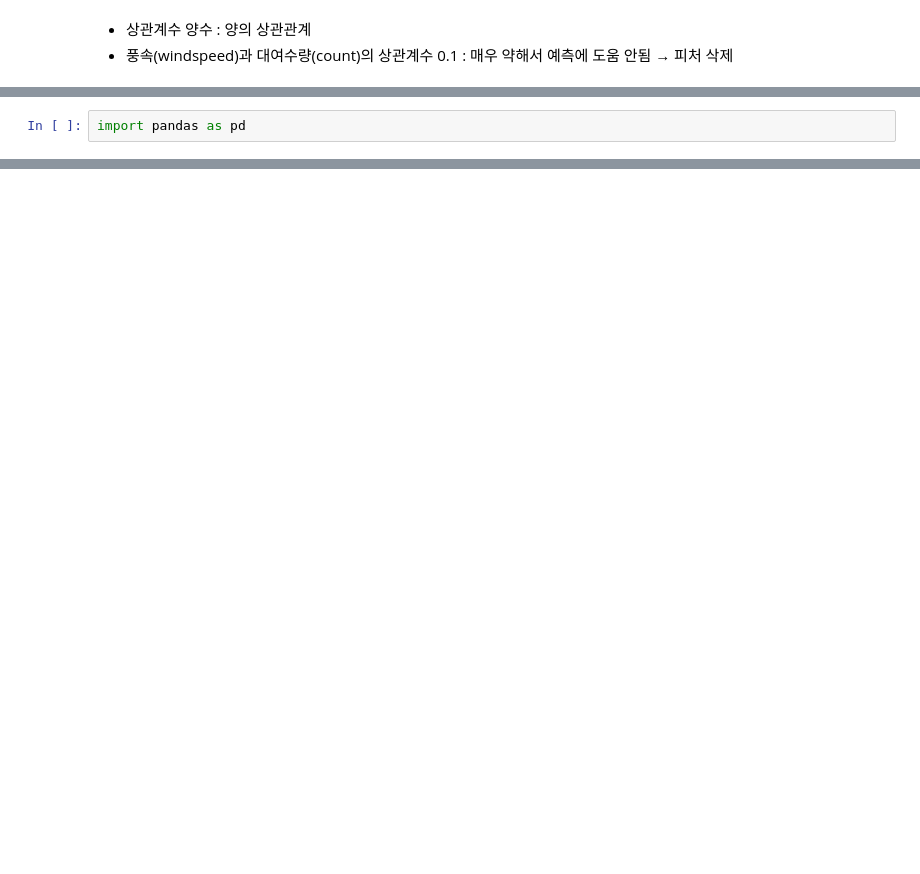
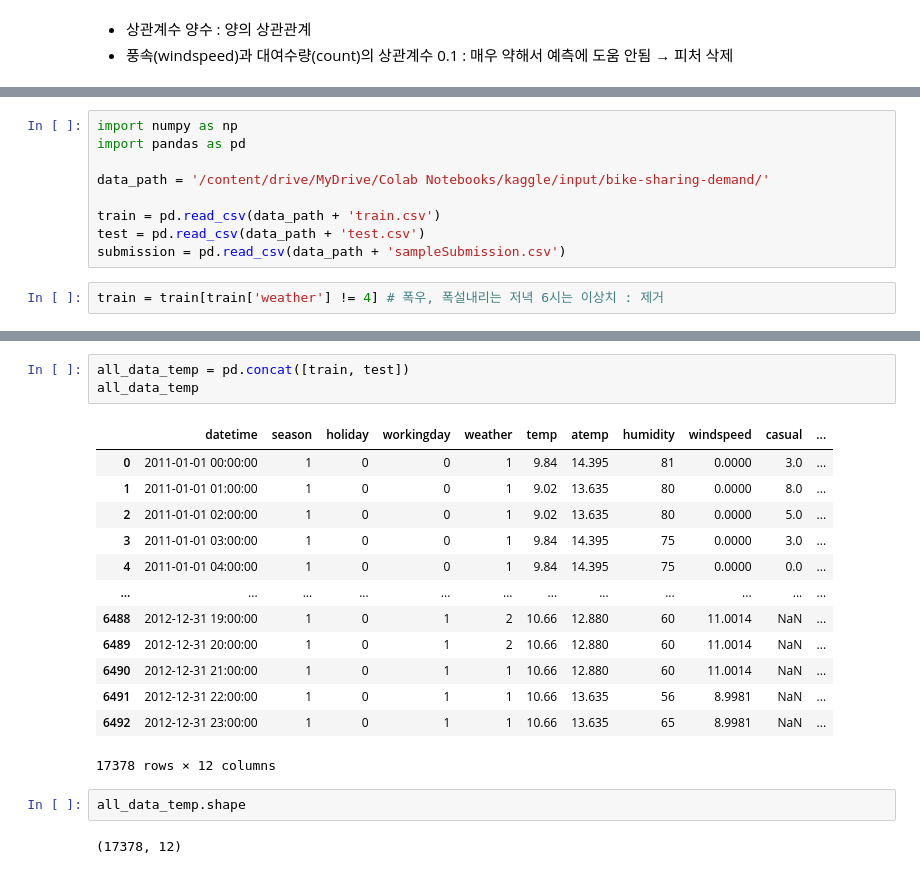
Before and after one commit to kiyong21c/kaggle, a Jupyter notebook: 20220531.kaggle.ipynb, the cells around one changed output, grey strips where cells are left out. Drawn from its saved outputs; the diff is of its cells as text; blank space fills up the shorter version.

Commit message:
Colaboratory를 통해 생성됨

```diff
--- a/20220531.kaggle.ipynb
+++ b/20220531.kaggle.ipynb
@@ -384,2 +391,11 @@ sns.heatmap(corrMat, annot=True) # annot 파라미터 : 상관계수 숫자 표
+# %%
+import numpy as np
+import pandas as pd
+
+data_path = '/content/drive/MyDrive/Colab Notebooks/kaggle/input/bike-sharing-demand/'
+
+train = pd.read_csv(data_path + 'train.csv')
+test = pd.read_csv(data_path + 'test.csv')
+submission = pd.read_csv(data_path + 'sampleSubmission.csv')
 # %%
-import pandas as pd
+train = train[train['weather'] != 4] # 폭우, 폭설내리는 저녁 6시는 이상치 : 제거
@@ -385,0 +406,21 @@ import pandas as pd
+# %%
+all_data_temp = pd.concat([train, test])
+all_data_temp
+# %% [output]
+|  | datetime | season | holiday | workingday | weather | temp | atemp | humidity | windspeed | casual | ... |
+| 0 | 2011-01-01 00:00:00 | 1 | 0 | 0 | 1 | 9.84 | 14.395 | 81 | 0.0000 | 3.0 | ... |
+| 1 | 2011-01-01 01:00:00 | 1 | 0 | 0 | 1 | 9.02 | 13.635 | 80 | 0.0000 | 8.0 | ... |
+| 2 | 2011-01-01 02:00:00 | 1 | 0 | 0 | 1 | 9.02 | 13.635 | 80 | 0.0000 | 5.0 | ... |
+| 3 | 2011-01-01 03:00:00 | 1 | 0 | 0 | 1 | 9.84 | 14.395 | 75 | 0.0000 | 3.0 | ... |
+| 4 | 2011-01-01 04:00:00 | 1 | 0 | 0 | 1 | 9.84 | 14.395 | 75 | 0.0000 | 0.0 | ... |
+| ... | ... | ... | ... | ... | ... | ... | ... | ... | ... | ... | ... |
+| 6488 | 2012-12-31 19:00:00 | 1 | 0 | 1 | 2 | 10.66 | 12.880 | 60 | 11.0014 | NaN | ... |
+| 6489 | 2012-12-31 20:00:00 | 1 | 0 | 1 | 2 | 10.66 | 12.880 | 60 | 11.0014 | NaN | ... |
+| 6490 | 2012-12-31 21:00:00 | 1 | 0 | 1 | 1 | 10.66 | 12.880 | 60 | 11.0014 | NaN | ... |
+| 6491 | 2012-12-31 22:00:00 | 1 | 0 | 1 | 1 | 10.66 | 13.635 | 56 | 8.9981 | NaN | ... |
+| 6492 | 2012-12-31 23:00:00 | 1 | 0 | 1 | 1 | 10.66 | 13.635 | 65 | 8.9981 | NaN | ... |
+17378 rows × 12 columns
+# %%
+all_data_temp.shape
+# %% [output]
+(17378, 12)
```
Also changed, not shown: parts of 22 cells of this notebook.
